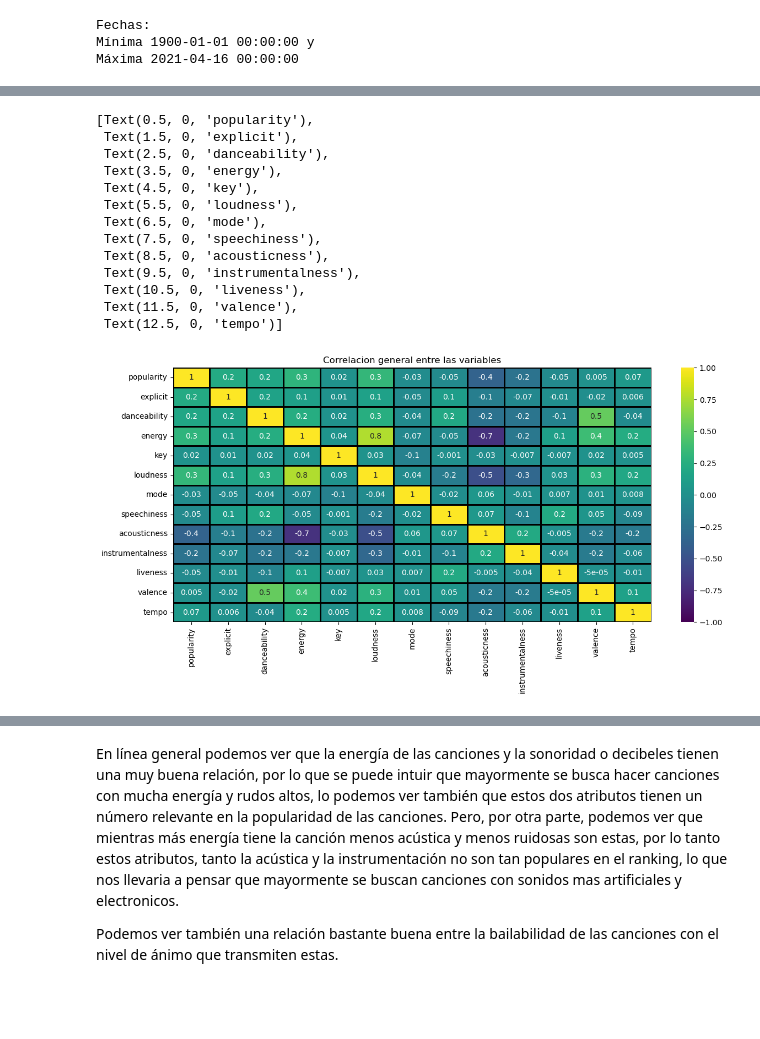
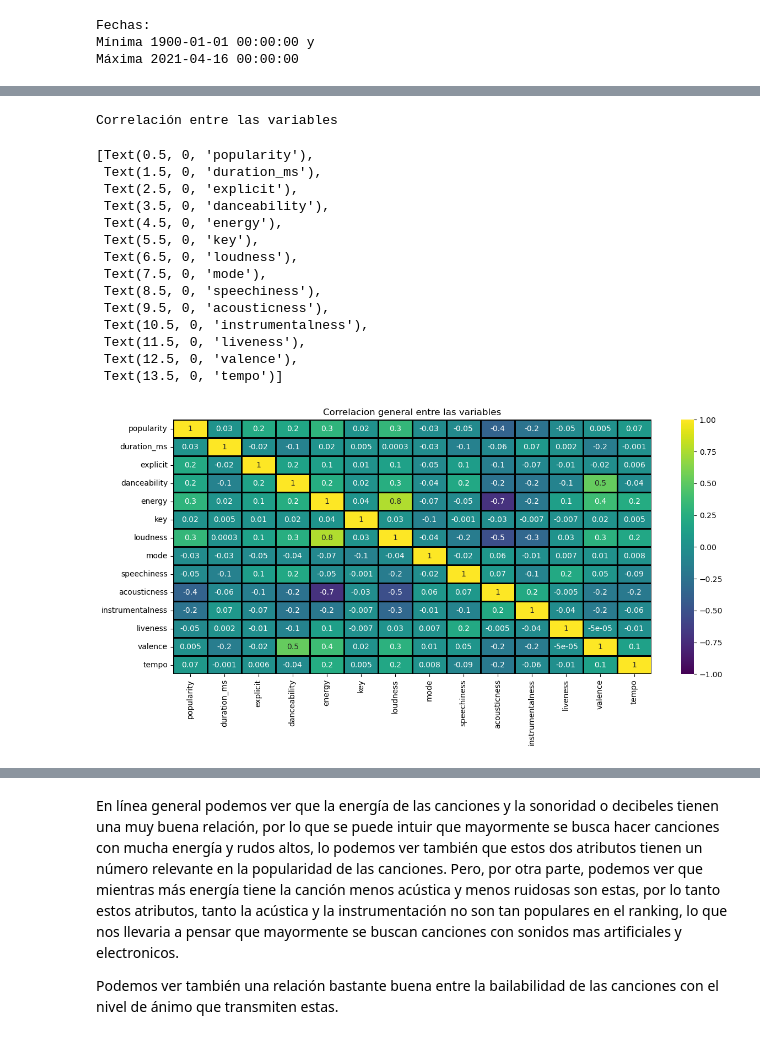
Before and after one commit to jocepl/DataScience, a Jupyter notebook: 9na entrega 22.04.23/Data_StoryTelling+ParadasJocelyne.ipynb, the cells around one changed output, grey strips where cells are left out. Saved outputs shown, nothing was run; the diff lists cells and outputs as text; code cells hidden in the pictures; blank space fills up the shorter version.

```diff
--- a/9na entrega 22.04.23/Data_StoryTelling+ParadasJocelyne.ipynb
+++ b/9na entrega 22.04.23/Data_StoryTelling+ParadasJocelyne.ipynb
@@ -137,8 +106,8 @@ import statsmodels.api as sm
 
 #Carga de archivos
 os.getcwd()
-os.chdir('C:\\Users\\fernando\\Desktop\\JOCE\\DataScience2023\\1ra entrega 14.01.23\\datasets')
-df = pd.read_csv('Spoifyartistsandtracks.csv', encoding='latin-1')
+os.chdir('C:\\Users\\jocelyne.paradas\\Desktop\\Joce\\DataScience\\Data\\tracks.csv')
+df = pd.read_csv('tracks.csv', encoding='latin-1')
 
 #Modificación de los datos
 df = df.dropna(axis=0)
@@ -148,8 +117,3 @@ df = df.drop(['time_signature'],axis=1)
 
 #Columnas agrgadas
 df['year'] = df['release_date'].dt.year
-
-
-display(df)
-
-display(df.info())
@@ -218,0 +226,12 @@ dtype: int64
+# %%
+mean = df["popularity"].mean()
+std = df["popularity"].std()
+inferior = mean - (3 * std)
+
+df = df[(df["popularity"] > inferior)]
+print("DF")
+display(df)
+
+print("Información general del DF\n")
+
+display(df.info())
@@ -238,21 +299,25 @@ df.describe().transpose()
 # %%
-corr_df = df.drop(["duration_ms",'year'],axis=1).corr(method="pearson")
+print("Correlación entre las variables")
+
+corr_df = df.drop(['year'],axis=1).corr(method="pearson")
 plt.figure(figsize= (14,6))
 heatmap= sns.heatmap(corr_df,annot= True,fmt= ".1g", vmin=-1,vmax=1, center=0,cmap="viridis",linewidths=1,linecolor='black')
 heatmap.set_title("Correlacion general entre las variables")
 heatmap.set_xticklabels(heatmap.get_xticklabels(),rotation = 90)
 # %% [output]
-[Text(0.5, 0, 'popularity'),
- Text(1.5, 0, 'explicit'),
- Text(2.5, 0, 'danceability'),
- Text(3.5, 0, 'energy'),
- Text(4.5, 0, 'key'),
- Text(5.5, 0, 'loudness'),
- Text(6.5, 0, 'mode'),
- Text(7.5, 0, 'speechiness'),
- Text(8.5, 0, 'acousticness'),
- Text(9.5, 0, 'instrumentalness'),
- Text(10.5, 0, 'liveness'),
- Text(11.5, 0, 'valence'),
- Text(12.5, 0, 'tempo')]
+Correlación entre las variables
+[Text(0.5, 0, 'popularity'),
+ Text(1.5, 0, 'duration_ms'),
+ Text(2.5, 0, 'explicit'),
+ Text(3.5, 0, 'danceability'),
+ Text(4.5, 0, 'energy'),
+ Text(5.5, 0, 'key'),
+ Text(6.5, 0, 'loudness'),
+ Text(7.5, 0, 'mode'),
+ Text(8.5, 0, 'speechiness'),
+ Text(9.5, 0, 'acousticness'),
+ Text(10.5, 0, 'instrumentalness'),
+ Text(11.5, 0, 'liveness'),
+ Text(12.5, 0, 'valence'),
+ Text(13.5, 0, 'tempo')]
-[figure, old version]
+[figure, new version]
```
Also changed, not shown: parts of 57 cells of this notebook.
